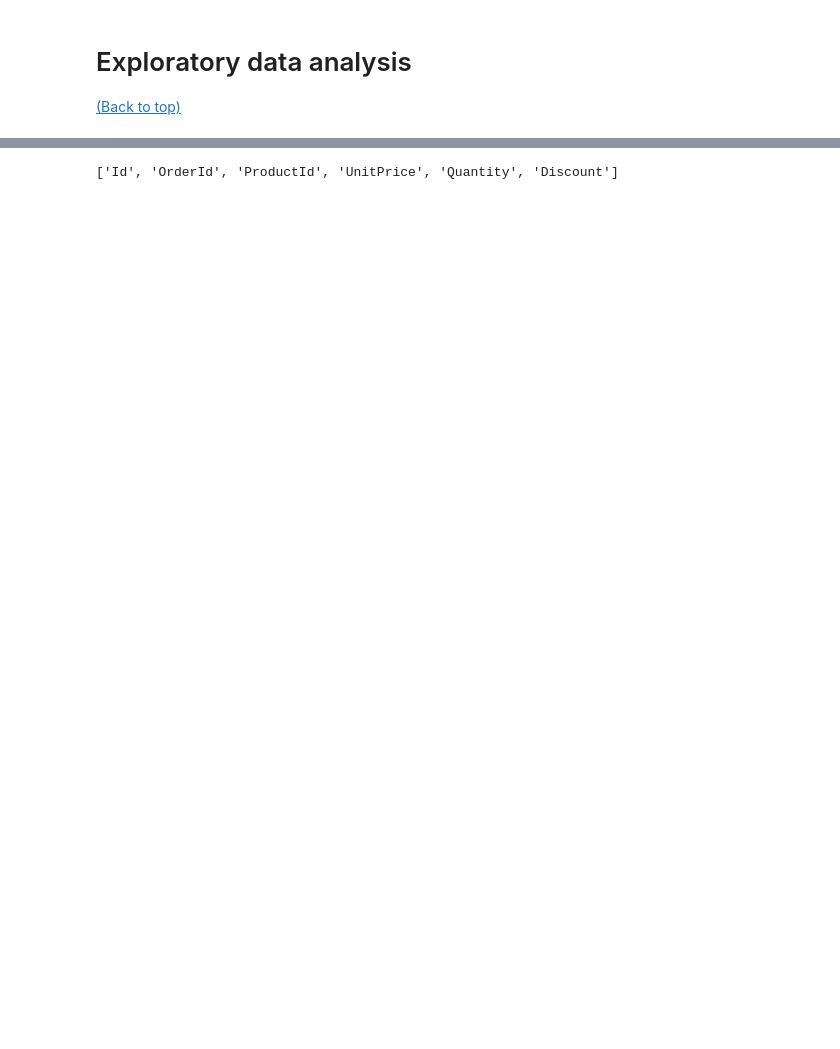
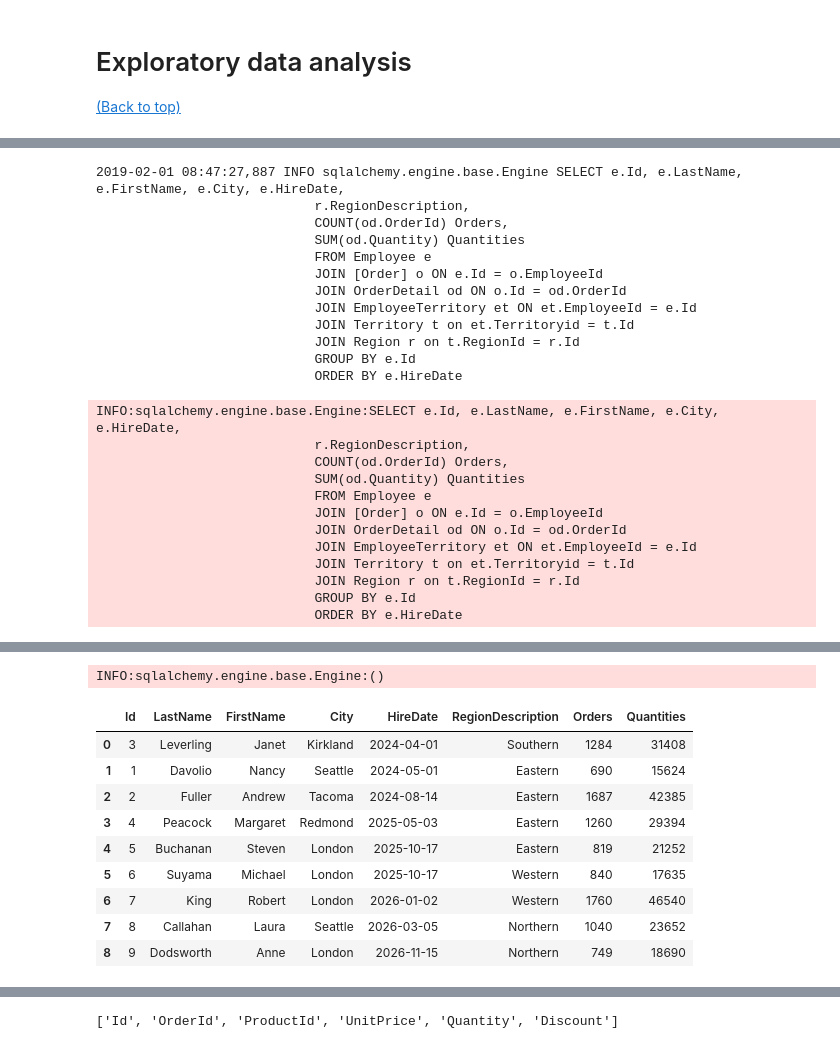
Before and after one commit to ssrosa/dsc-2-final-project-online-ds-pt-100118, a Jupyter notebook: student.ipynb, the cells around one changed output, grey strips where cells are left out. Saved outputs shown, nothing was run; the diff lists cells and outputs as text; code cells hidden in the pictures; blank space fills up the shorter version.

```diff
--- a/student.ipynb
+++ b/student.ipynb
@@ -113,0 +329,40 @@ for table in table_names:
+# %%
+df = pd.read_sql_query('''SELECT e.Id, e.LastName, e.FirstName, e.City, e.HireDate,
+                            r.RegionDescription,
+                            COUNT(od.OrderId) Orders,
+                            SUM(od.Quantity) Quantities
+                            FROM Employee e
+                            JOIN [Order] o ON e.Id = o.EmployeeId
+                            JOIN OrderDetail od ON o.Id = od.OrderId
+                            JOIN EmployeeTerritory et ON et.EmployeeId = e.Id
+                            JOIN Territory t on et.Territoryid = t.Id
+                            JOIN Region r on t.RegionId = r.Id
+                            GROUP BY e.Id
+                            ORDER BY e.HireDate
+                        ''', engine)
+df
+# %% [output]
+2019-02-01 08:47:27,887 INFO sqlalchemy.engine.base.Engine SELECT e.Id, e.LastName, e.FirstName, e.City, e.HireDate,
+                            r.RegionDescription,
+                            COUNT(od.OrderId) Orders,
+                            SUM(od.Quantity) Quantities
+                            FROM Employee e
+                            JOIN [Order] o ON e.Id = o.EmployeeId
+                            JOIN OrderDetail od ON o.Id = od.OrderId
+                            JOIN EmployeeTerritory et ON et.EmployeeId = e.Id
+                            JOIN Territory t on et.Territoryid = t.Id
+                            JOIN Region r on t.RegionId = r.Id
+                            GROUP BY e.Id
+                            ORDER BY e.HireDate
+INFO:sqlalchemy.engine.base.Engine:SELECT e.Id, e.LastName, e.FirstName, e.City, e.HireDate,
+                            r.RegionDescription,
+                            COUNT(od.OrderId) Orders,
+                            SUM(od.Quantity) Quantities
+                            FROM Employee e
+                            JOIN [Order] o ON e.Id = o.EmployeeId
+                            JOIN OrderDetail od ON o.Id = od.OrderId
+                            JOIN EmployeeTerritory et ON et.EmployeeId = e.Id
+                            JOIN Territory t on et.Territoryid = t.Id
+                            JOIN Region r on t.RegionId = r.Id
+                            GROUP BY e.Id
+                            ORDER BY e.HireDate
@@ -113,0 +370,11 @@ for table in table_names:
+INFO:sqlalchemy.engine.base.Engine:()
+|  | Id | LastName | FirstName | City | HireDate | RegionDescription | Orders | Quantities |
+| 0 | 3 | Leverling | Janet | Kirkland | 2024-04-01 | Southern | 1284 | 31408 |
+| 1 | 1 | Davolio | Nancy | Seattle | 2024-05-01 | Eastern | 690 | 15624 |
+| 2 | 2 | Fuller | Andrew | Tacoma | 2024-08-14 | Eastern | 1687 | 42385 |
+| 3 | 4 | Peacock | Margaret | Redmond | 2025-05-03 | Eastern | 1260 | 29394 |
+| 4 | 5 | Buchanan | Steven | London | 2025-10-17 | Eastern | 819 | 21252 |
+| 5 | 6 | Suyama | Michael | London | 2025-10-17 | Western | 840 | 17635 |
+| 6 | 7 | King | Robert | London | 2026-01-02 | Western | 1760 | 46540 |
+| 7 | 8 | Callahan | Laura | Seattle | 2026-03-05 | Northern | 1040 | 23652 |
+| 8 | 9 | Dodsworth | Anne | London | 2026-11-15 | Northern | 749 | 18690 |
```
Also changed, not shown: parts of 41 cells of this notebook.
